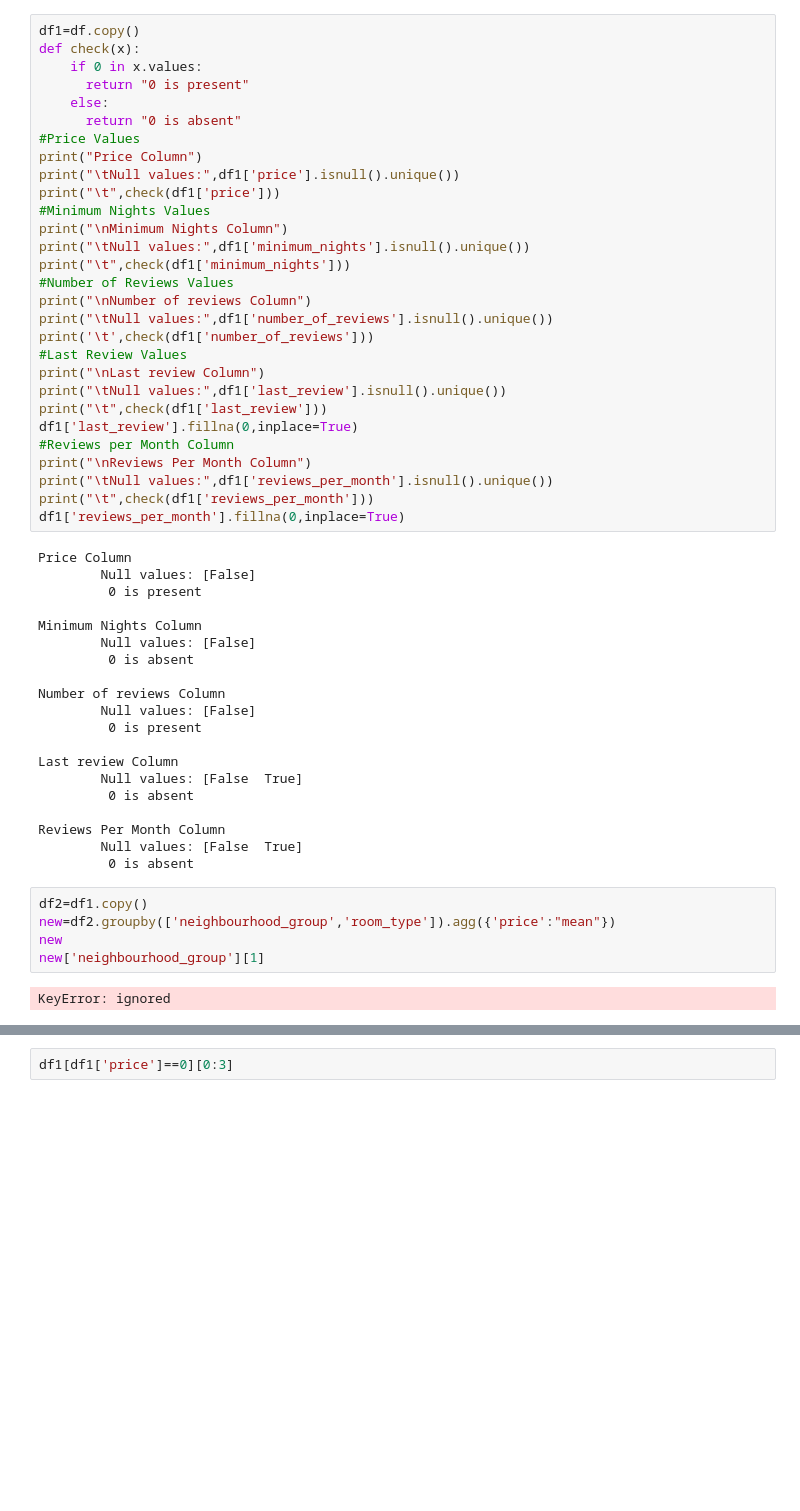
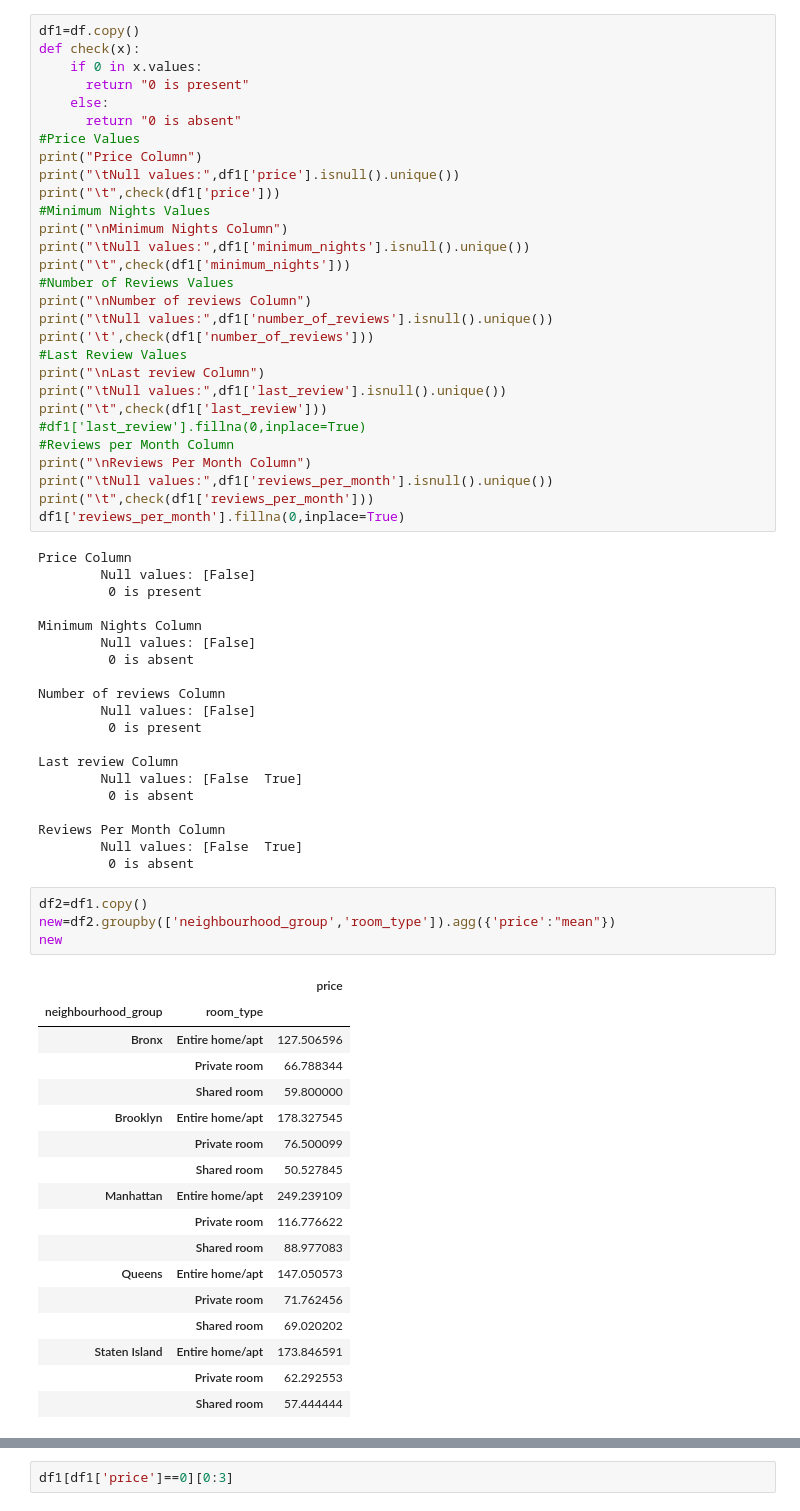
Before and after one commit to Jeetesh-KumarM/CAPSTONE-PROJECT-1, a Jupyter notebook: Copy_of_Airbnb_Bookings_Analysis_Capstone_Project.ipynb, the cells around one changed output, grey strips where cells are left out. Drawn from its saved outputs; the diff is of its cells as text; blank space fills up the shorter version.

```diff
--- a/Copy_of_Airbnb_Bookings_Analysis_Capstone_Project.ipynb
+++ b/Copy_of_Airbnb_Bookings_Analysis_Capstone_Project.ipynb
@@ -106,7 +107,7 @@ print('\t',check(df1['number_of_reviews']))
 print("\nLast review Column")
 print("\tNull values:",df1['last_review'].isnull().unique())
 print("\t",check(df1['last_review']))
-df1['last_review'].fillna(0,inplace=True)
+#df1['last_review'].fillna(0,inplace=True)
 #Reviews per Month Column
 print("\nReviews Per Month Column")
 print("\tNull values:",df1['reviews_per_month'].isnull().unique())
@@ -135,7 +136,22 @@ Reviews Per Month Column
 # %%
 df2=df1.copy()
 new=df2.groupby(['neighbourhood_group','room_type']).agg({'price':"mean"})
 new
-new['neighbourhood_group'][1]
 # %% [output]
-KeyError: ignored
+|  |  | price |
+| neighbourhood_group | room_type |  |
+| Bronx | Entire home/apt | 127.506596 |
+|  | Private room | 66.788344 |
+|  | Shared room | 59.800000 |
+| Brooklyn | Entire home/apt | 178.327545 |
+|  | Private room | 76.500099 |
+|  | Shared room | 50.527845 |
+| Manhattan | Entire home/apt | 249.239109 |
+|  | Private room | 116.776622 |
+|  | Shared room | 88.977083 |
+| Queens | Entire home/apt | 147.050573 |
+|  | Private room | 71.762456 |
+|  | Shared room | 69.020202 |
+| Staten Island | Entire home/apt | 173.846591 |
+|  | Private room | 62.292553 |
+|  | Shared room | 57.444444 |
```
Also changed, not shown: parts of 9 cells of this notebook.
